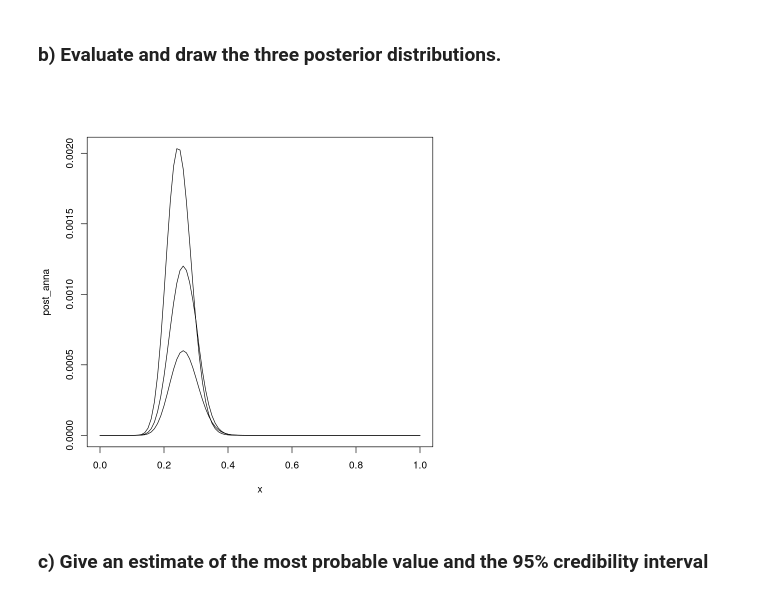
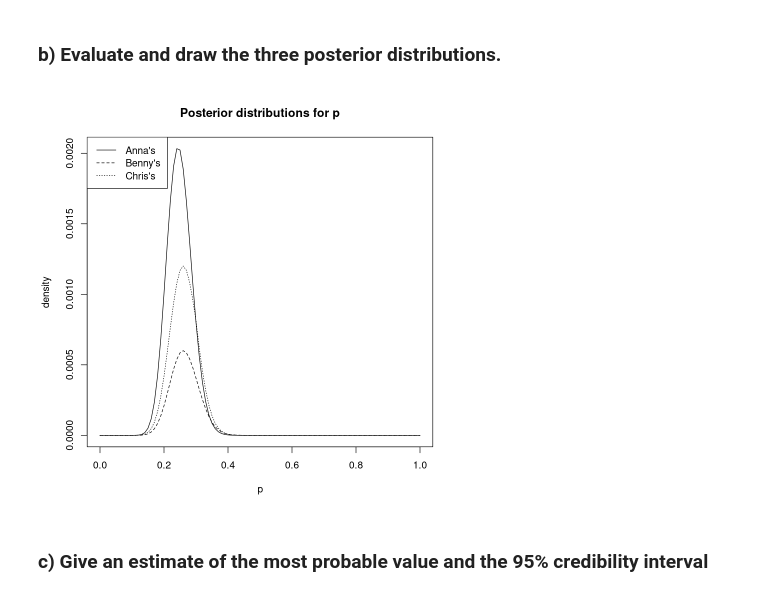
Before and after one commit to eigen-carmona/AdvStats, a Jupyter notebook: lab5/ex5.ipynb, the cells around one changed output. Cells and saved outputs as stored; diff of their text form; code cells hidden in the pictures.

Commit message:
Slight updates in lab5 graphs

```diff
--- a/lab5/ex5.ipynb
+++ b/lab5/ex5.ipynb
@@ -85,23 +91,24 @@ The next day the three students decide to interview a sample of 100 citizens of
 # %%
 # we set a binomial distribution for the likelihood
 likelihood <- function(p){dbinom(26,100,p)}
 
 post_dist <- function(likelihood,prior_dist){
     pre_post <- function(x){likelihood(x)*prior_dist(x)}
     c_post <- 1/integrate(pre_post,0,1)$value
     return(function(x){c*pre_post(x)})
 }
 
 
 post_anna <- post_dist(likelihood,anna)
 post_benny <- post_dist(likelihood,benny)
 post_chris <- post_dist(likelihood,chris)
 
-plot(post_anna)
-lines(x,post_benny(x))
-lines(x,post_chris(x))
+plot(post_anna, main = 'Posterior distributions for p', lty = 1, ylab ='density', xlab = 'p')
+lines(x,post_benny(x), lty = 2)
+lines(x,post_chris(x), lty = 3)
+legend("topleft",legend = c("Anna's","Benny's", "Chris's"), lty =1:3)
 # %% [output]
-[figure, old version]
+[figure, new version]
 # %% [markdown]
 ### c)  Give an estimate of the most probable value and the 95% credibility interval
 # %% [markdown]
```
Also changed, not shown: parts of 4 cells of this notebook.
